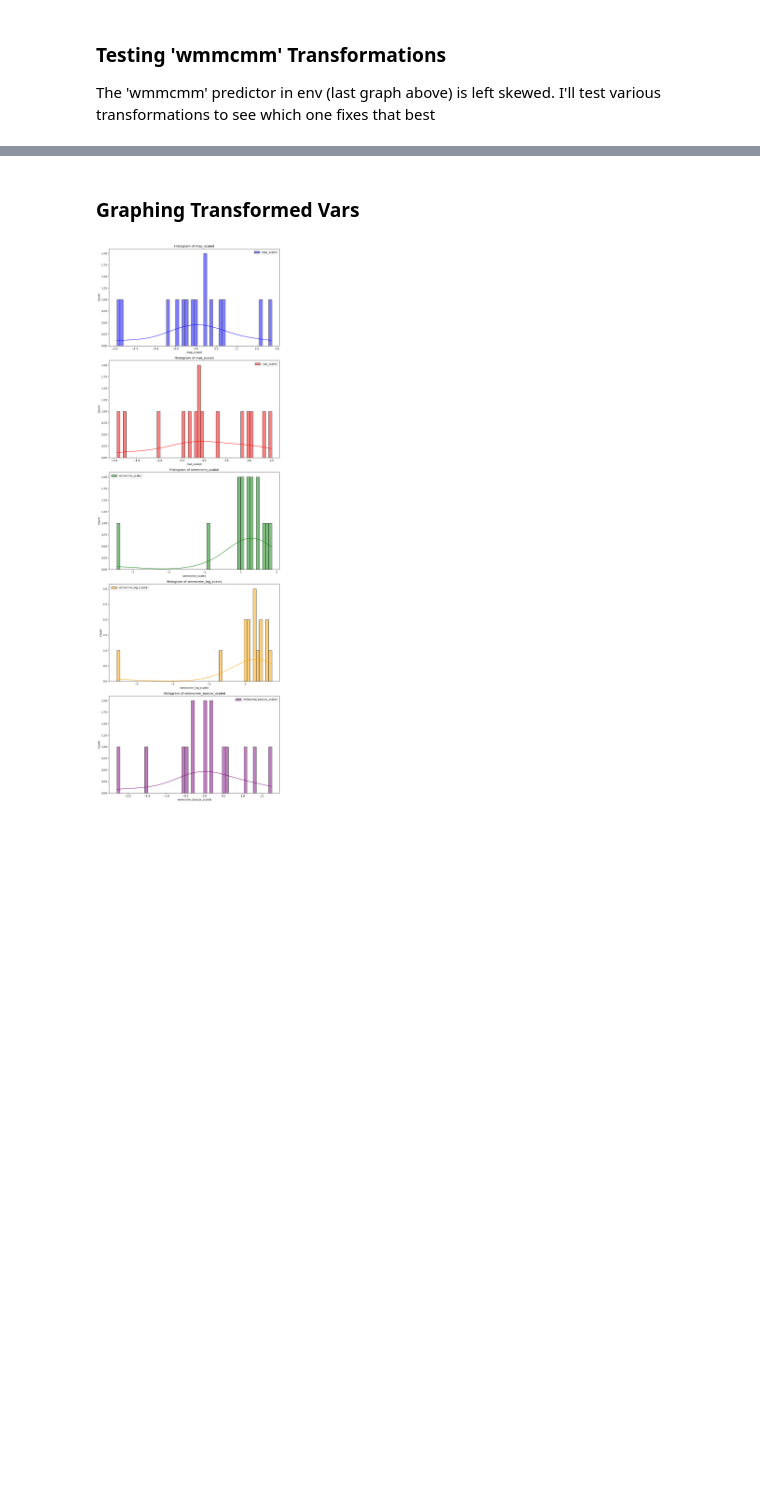
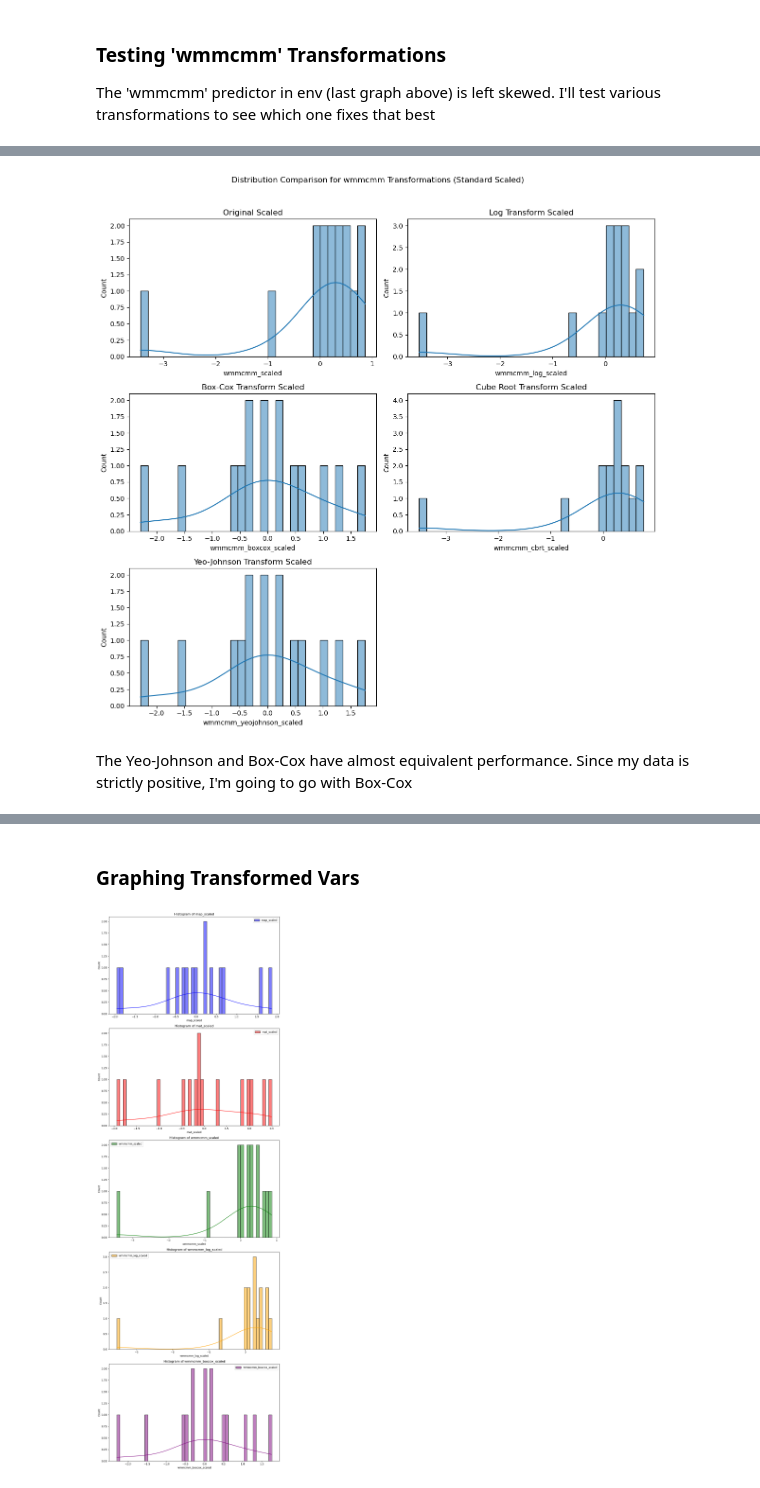
Before and after one commit to shelleylwang/pt_diversity_rates, a Jupyter notebook: data/eda.ipynb, the cells around one changed output, grey strips where cells are left out. Drawn from its saved outputs; the diff is of its cells as text; code cells hidden in the pictures; blank space fills up the shorter version.

```diff
--- a/data/eda.ipynb
+++ b/data/eda.ipynb
@@ -3390,0 +3485,30 @@ env
+# %%
+# Visualize the distributions of the original and transformed data
+
+fig, axes = plt.subplots(3, 2, figsize=(12, 12))
+fig.suptitle('Distribution Comparison for wmmcmm Transformations (Standard Scaled)')
+
+sns.histplot(env['wmmcmm_scaled'], ax=axes[0,0], bins=30, kde=True)
+axes[0,0].set_title('Original Scaled')
+
+sns.histplot(env['wmmcmm_log_scaled'], ax=axes[0,1], bins=30, kde=True)
+axes[0,1].set_title('Log Transform Scaled')
+
+sns.histplot(env['wmmcmm_boxcox_scaled'], ax=axes[1,0], bins=30, kde=True)
+axes[1,0].set_title('Box-Cox Transform Scaled')
+
+sns.histplot(env['wmmcmm_cbrt_scaled'], ax=axes[1,1], bins=30, kde=True)
+axes[1,1].set_title('Cube Root Transform Scaled')
+
+sns.histplot(env['wmmcmm_yeojohnson_scaled'], ax=axes[2,0], bins=30, kde=True)
+axes[2,0].set_title('Yeo-Johnson Transform Scaled')
+
+# Remove the empty subplot (axes[2,1])
+fig.delaxes(axes[2,1])
+
+plt.tight_layout(rect=[0, 0, 1, 0.96])
+plt.show()
+# %% [output]
+[figure, added]
+# %% [markdown]
+The Yeo-Johnson and Box-Cox have almost equivalent performance. Since my data is strictly positive, I'm going to go with Box-Cox
```
Also changed, not shown: parts of 15 cells of this notebook, 7 other files.
